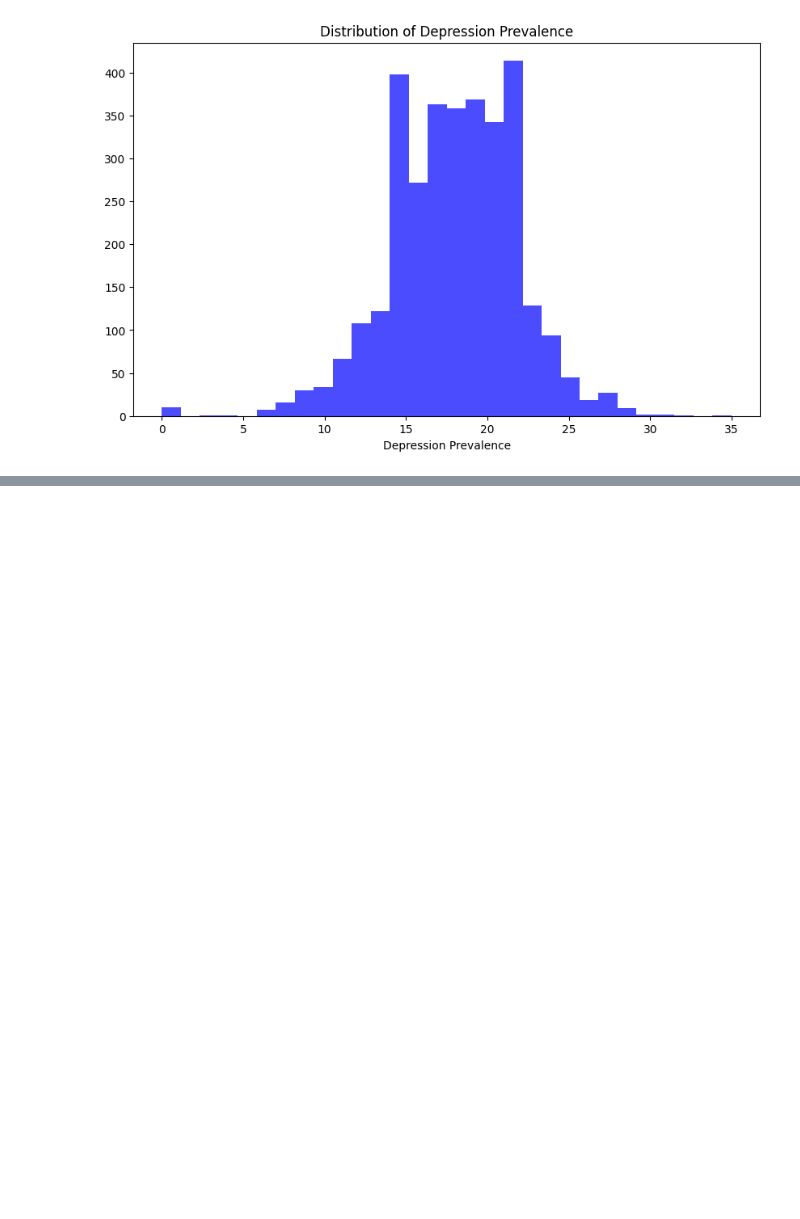
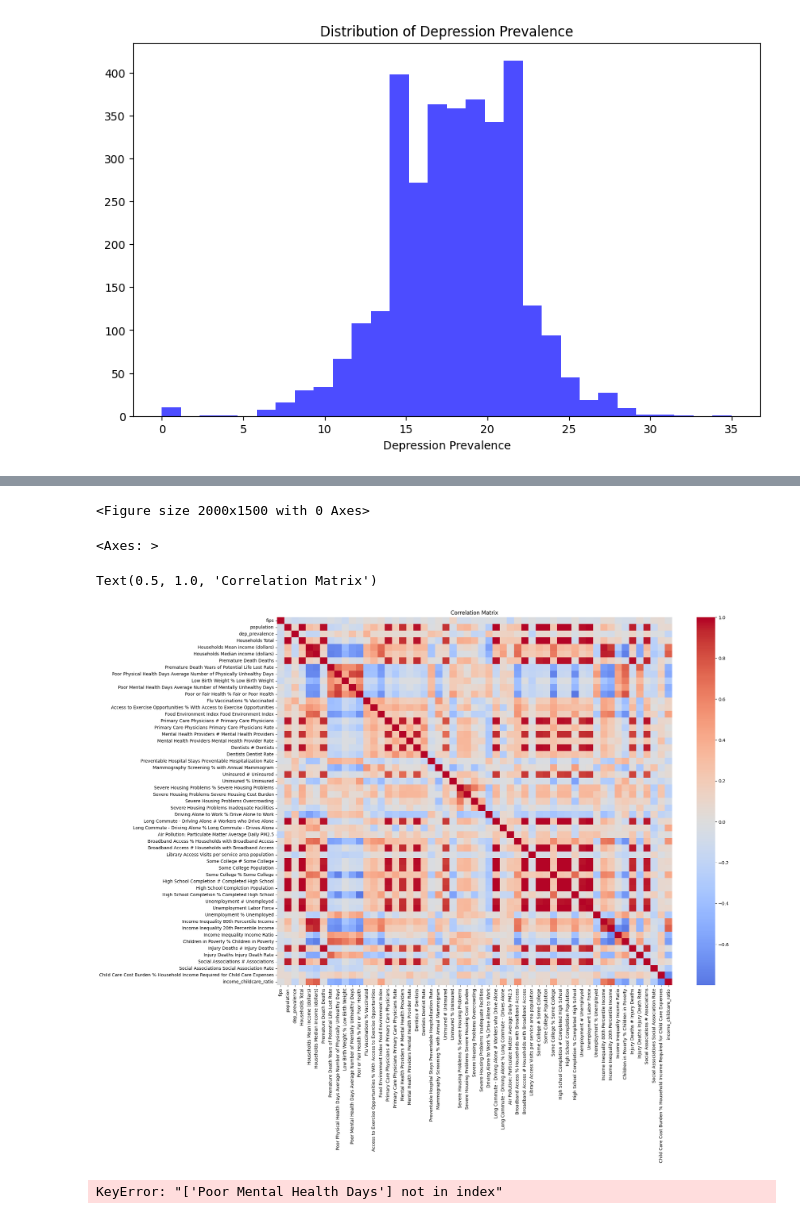
Before and after one commit to EZags/Milliman-Project-2025, a Jupyter notebook: 2_EDA.ipynb, the cells around one changed output, grey strips where cells are left out. Saved outputs shown, nothing was run; the diff lists cells and outputs as text; code cells hidden in the pictures; blank space fills up the shorter version.

```diff
--- a/2_EDA.ipynb
+++ b/2_EDA.ipynb
@@ -40,0 +111,16 @@ Text(0.5, 0, 'Depression Prevalence')
+# %%
+# Heatmap of correlations
+plt.figure(figsize=(20, 15))
+sns.heatmap(df.corr(numeric_only=True), annot=False, cmap='coolwarm', center=0)
+plt.title("Correlation Matrix")
+plt.show()
+
+# Pair plots for key relationships
+sns.pairplot(df[['dep_prevalence', 'Households Median income (dollars)', 'Poor Mental Health Days']])
+plt.show()
+# %% [output]
+<Figure size 2000x1500 with 0 Axes>
+<Axes: >
+Text(0.5, 1.0, 'Correlation Matrix')
+[figure, added]
+KeyError: "['Poor Mental Health Days'] not in index"
```
Also changed, not shown: parts of 10 cells of this notebook.
